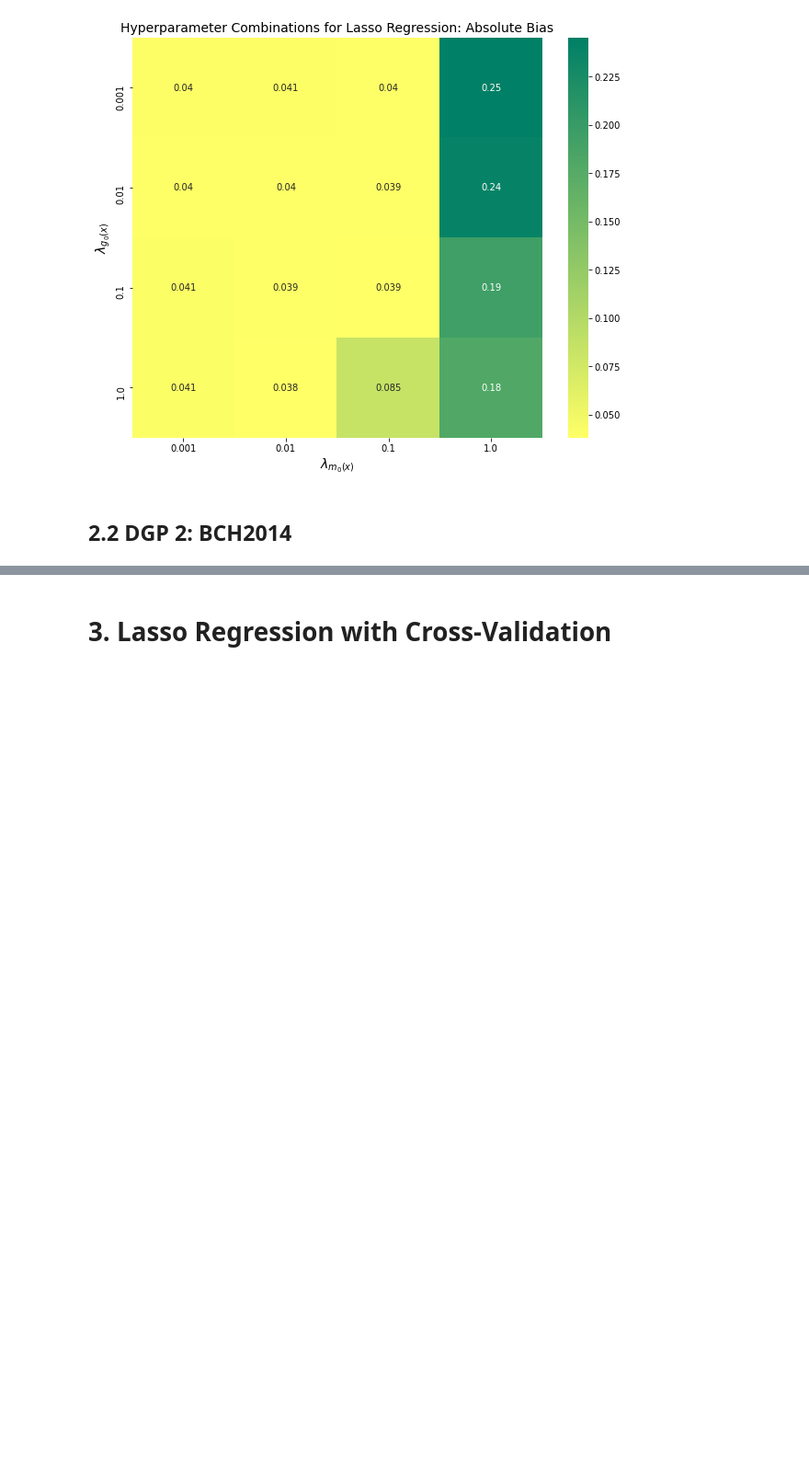
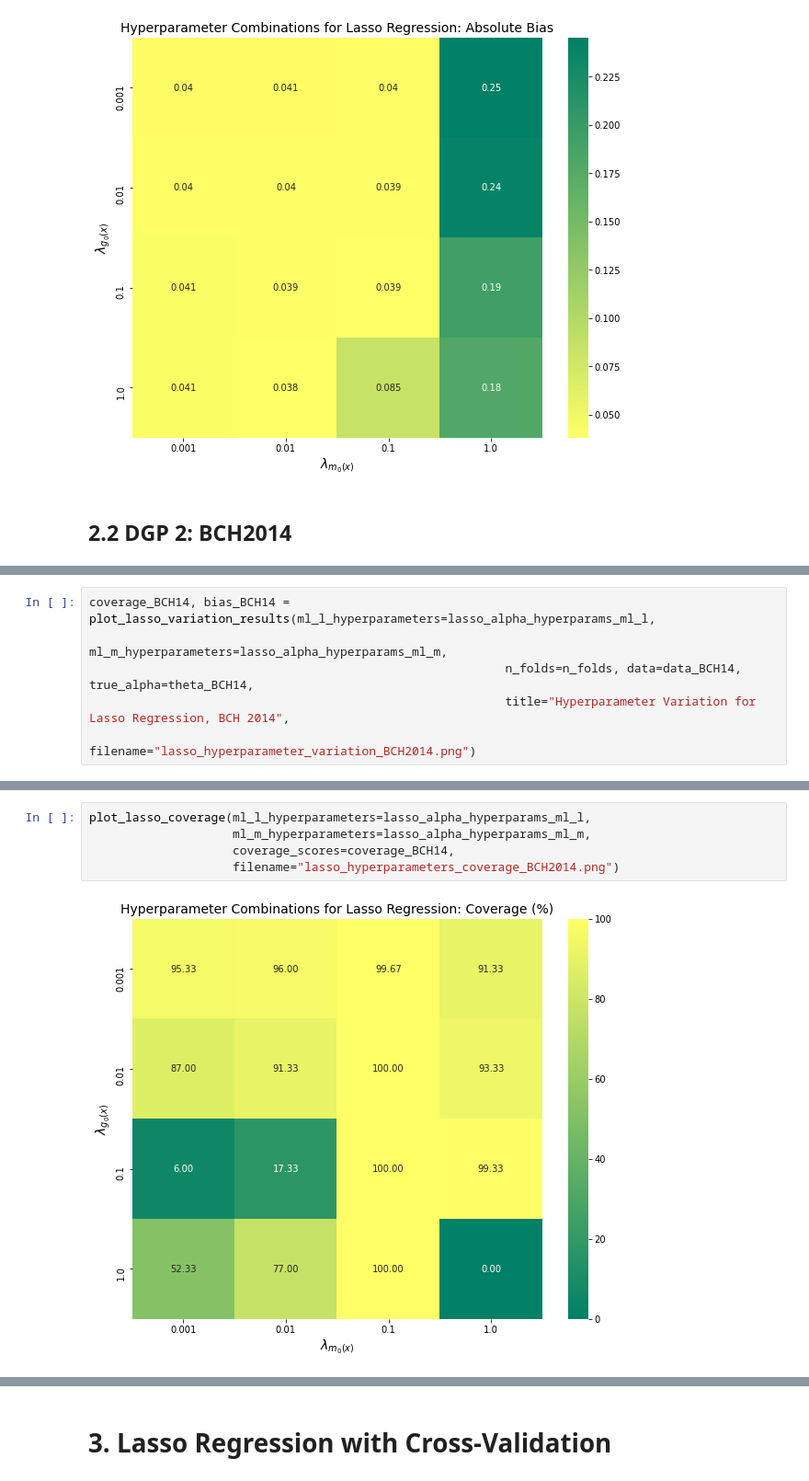
Before and after one commit to JannikKmnn/DoubleML-Hyperparameter-Simulation, a Jupyter notebook: lasso_variation.ipynb, the cells around one changed output, grey strips where cells are left out. Shown at 92% size. Cells and saved outputs as stored; diff of their text form; blank space fills up the shorter version.

```diff
--- a/lasso_variation.ipynb
+++ b/lasso_variation.ipynb
@@ -159,0 +84,6 @@ plt.show()
+# %%
+coverage_BCH14, bias_BCH14 = plot_lasso_variation_results(ml_l_hyperparameters=lasso_alpha_hyperparams_ml_l,
+                                                          ml_m_hyperparameters=lasso_alpha_hyperparams_ml_m,
+                                                          n_folds=n_folds, data=data_BCH14, true_alpha=theta_BCH14,
+                                                          title="Hyperparameter Variation for Lasso Regression, BCH 2014",
+                                                          filename="lasso_hyperparameter_variation_BCH2014.png")
@@ -159,0 +92,7 @@ plt.show()
+# %%
+plot_lasso_coverage(ml_l_hyperparameters=lasso_alpha_hyperparams_ml_l,
+                    ml_m_hyperparameters=lasso_alpha_hyperparams_ml_m,
+                    coverage_scores=coverage_BCH14,
+                    filename="lasso_hyperparameters_coverage_BCH2014.png")
+# %% [output]
+[figure, added]
```
Also changed, not shown: parts of 20 cells of this notebook, 9 other files.
